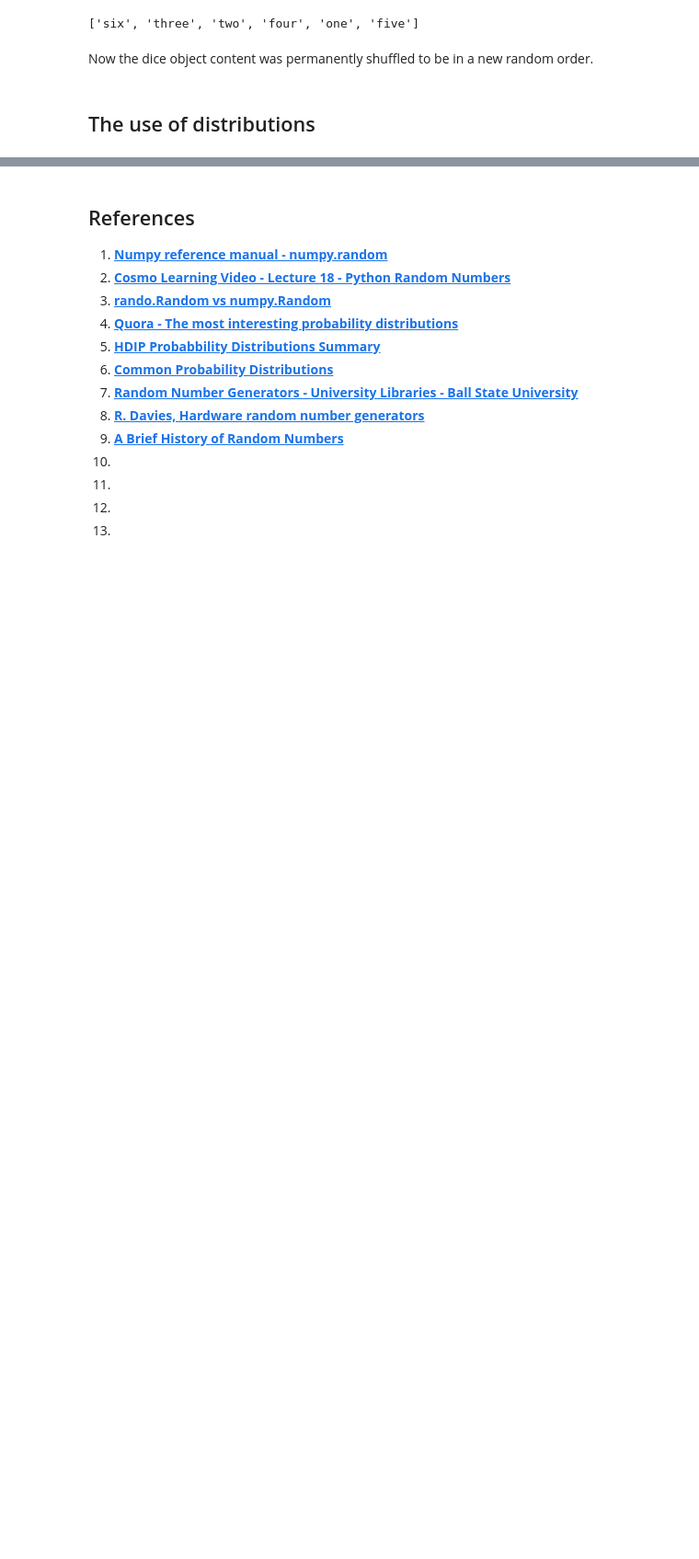
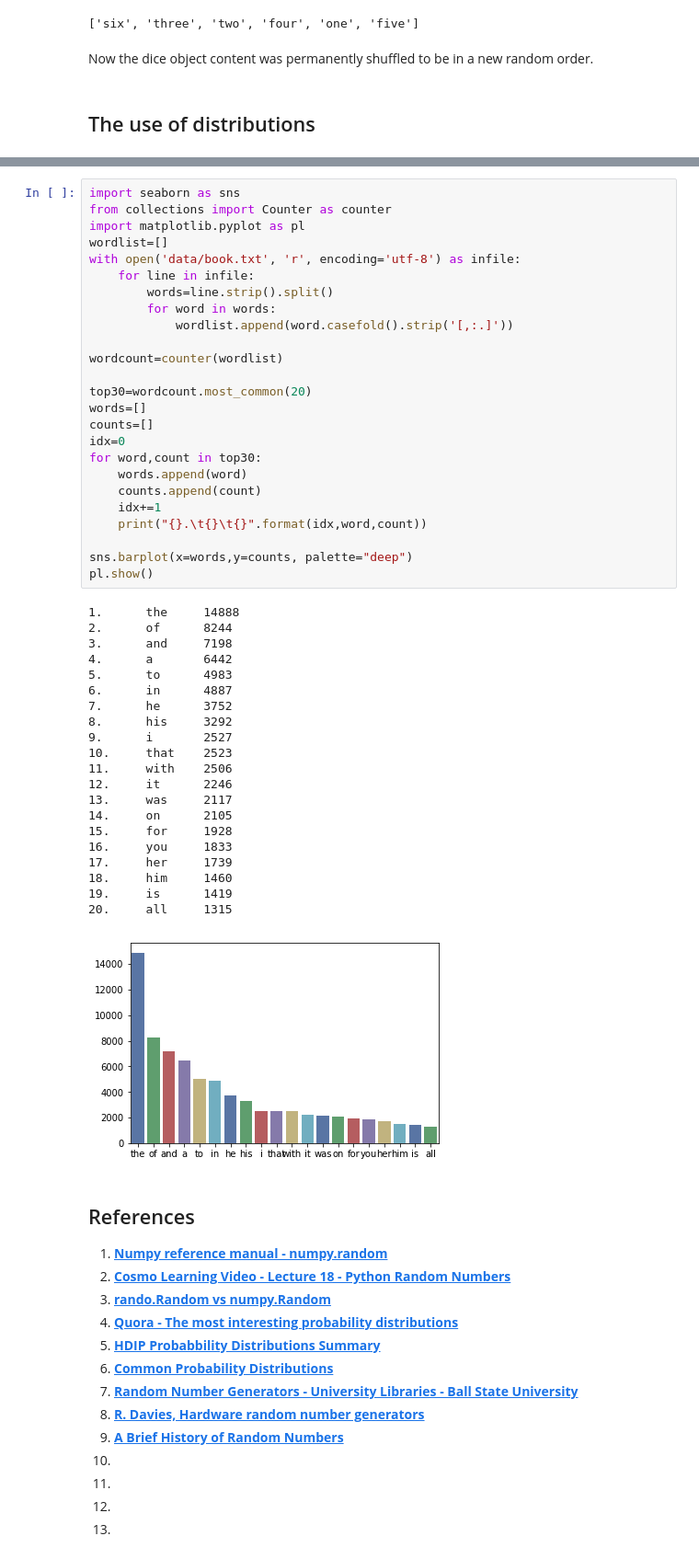
Before and after one commit to G00364778/52465_assignments, a Jupyter notebook: The Python numpy.random package.ipynb, the cells around one changed output, grey strips where cells are left out. Shown: that part at 92% size. Saved outputs shown, nothing was run; the diff lists cells and outputs as text; blank space fills up the shorter version.

Commit message:
add the book source for ziph analyses, add the python code and graphs for ziph analyses

```diff
--- a/The Python numpy.random package.ipynb
+++ b/The Python numpy.random package.ipynb
@@ -105,3 +105,50 @@ Zipf's law states that given some corpus of natural language utterances, the fre
+# %%
+import seaborn as sns
+from collections import Counter as counter
+import matplotlib.pyplot as pl
+wordlist=[]
+with open('data/book.txt', 'r', encoding='utf-8') as infile:
+    for line in infile:
+        words=line.strip().split()
+        for word in words:
+            wordlist.append(word.casefold().strip('[,:.]'))
+
+wordcount=counter(wordlist)
+
+top30=wordcount.most_common(20)
+words=[]
+counts=[]
+idx=0
+for word,count in top30:
+    words.append(word)
+    counts.append(count)
+    idx+=1
+    print("{}.\t{}\t{}".format(idx,word,count))
+
+sns.barplot(x=words,y=counts, palette="deep")
+pl.show()
+# %% [output]
+1.      the     14888
+2.      of      8244
+3.      and     7198
+4.      a       6442
+5.      to      4983
+6.      in      4887
+7.      he      3752
+8.      his     3292
+9.      i       2527
+10.     that    2523
+11.     with    2506
+12.     it      2246
+13.     was     2117
+14.     on      2105
+15.     for     1928
+16.     you     1833
+17.     her     1739
+18.     him     1460
+19.     is      1419
+20.     all     1315
+[figure, added]
 # %% [markdown]
 ## References
 
```
Also changed, not shown: parts of 3 cells of this notebook, 1 other file.
